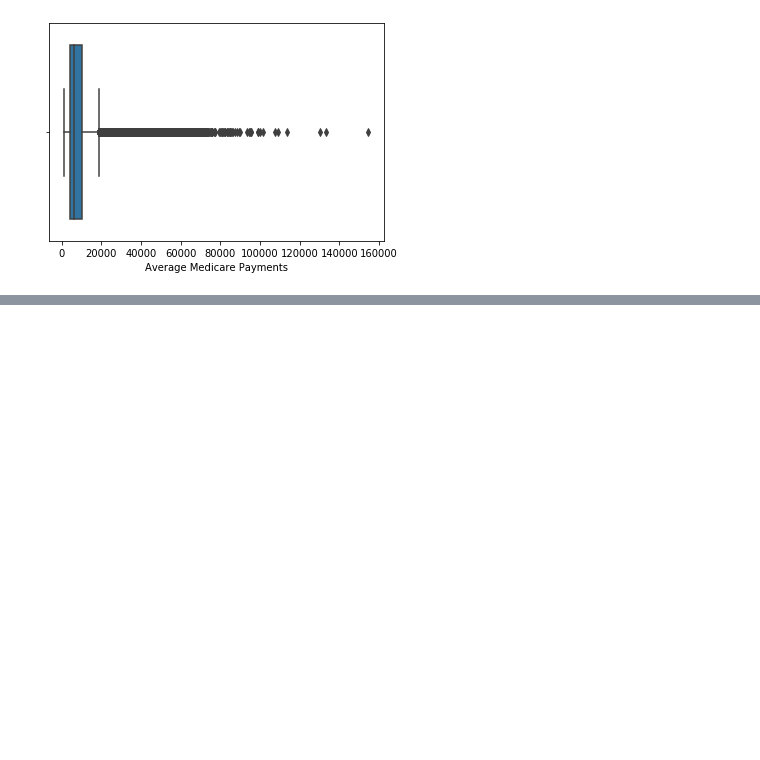
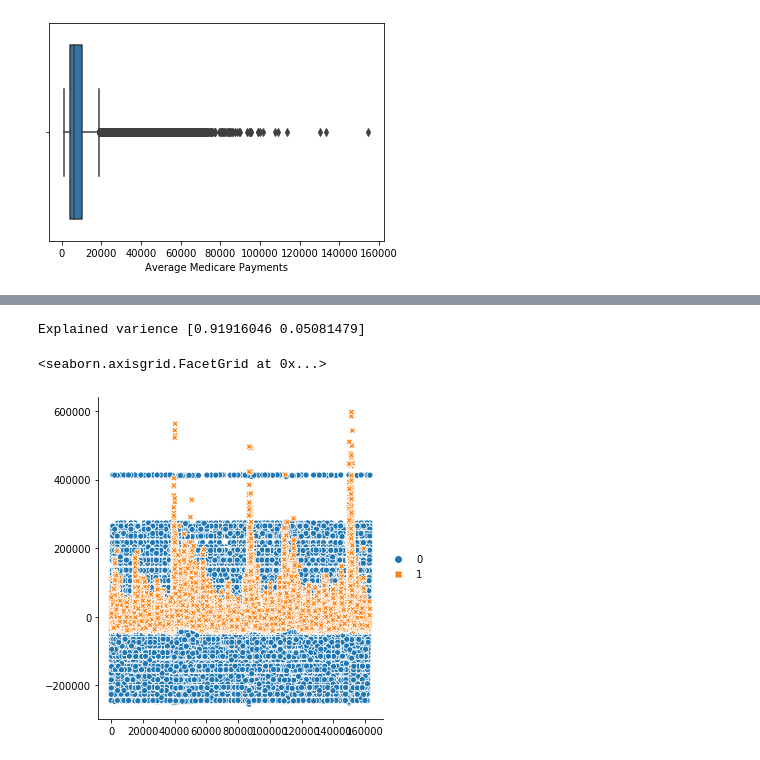
Before and after one commit to MBCoder123/DataMineProject, a Jupyter notebook: Project.ipynb, the cells around one changed output, grey strips where cells are left out. Saved outputs shown, nothing was run; the diff lists cells and outputs as text; code cells hidden in the pictures; blank space fills up the shorter version.

```diff
--- a/Project.ipynb
+++ b/Project.ipynb
@@ -101,0 +139,7 @@ for col in df.columns:
+# %%
+from sklearn.decomposition import PCA
+pca = PCA(n_components=2)
+target = df['Average Total Payments']
+X = df.drop(columns='Average Total Payments')
+
+X.describe()
@@ -101,0 +173,12 @@ for col in df.columns:
+# %%
+result = pd.DataFrame(pca.fit_transform(X))
+print(f"Explained varience {pca.explained_variance_ratio_}")
+kmean = KMeans(n_clusters=2).fit(result)
+# sns.set()
+
+# res
+sns.relplot(data=result.sample(frac=.5))
+# %% [output]
+Explained varience [0.91916046 0.05081479]
+<seaborn.axisgrid.FacetGrid at 0x...>
+[figure, added]
```
Also changed, not shown: parts of 12 cells of this notebook.
